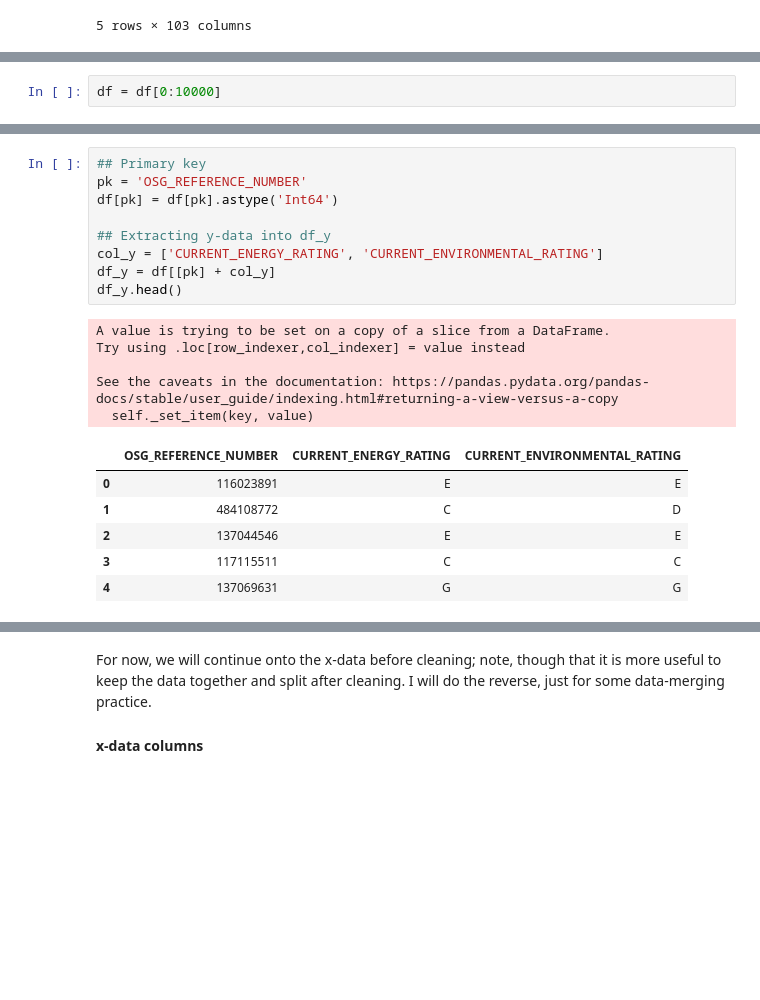
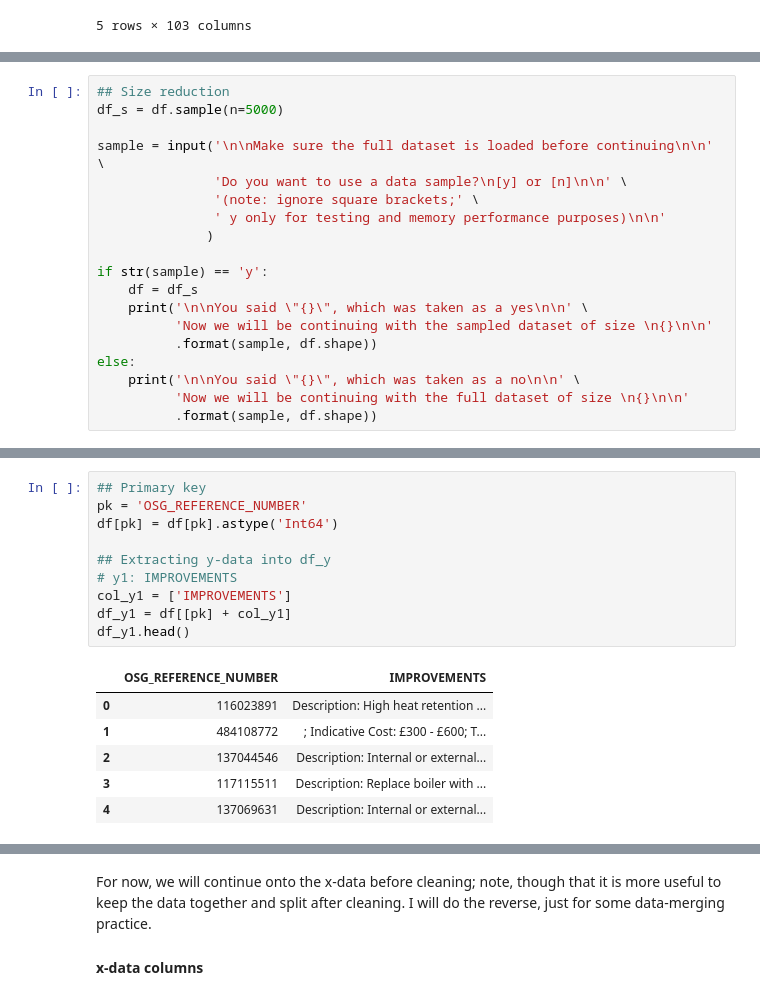
Before and after one commit to TahaGomma/ModelEvaluation, a Jupyter notebook: DecisionTrees/EPC - DT_clf v0.0.ipynb, the cells around one changed output, grey strips where cells are left out. Cells and saved outputs as stored; diff of their text form; blank space fills up the shorter version.

```diff
--- a/DecisionTrees/EPC - DT_clf v0.0.ipynb
+++ b/DecisionTrees/EPC - DT_clf v0.0.ipynb
@@ -63,2 +156,19 @@ df.describe
 # %%
-df = df[0:10000]
+## Size reduction
+df_s = df.sample(n=5000)
+
+sample = input('\n\nMake sure the full dataset is loaded before continuing\n\n' \
+               'Do you want to use a data sample?\n[y] or [n]\n\n' \
+               '(note: ignore square brackets;' \
+               ' y only for testing and memory performance purposes)\n\n'
+              )
+
+if str(sample) == 'y':
+    df = df_s
+    print('\n\nYou said \"{}\", which was taken as a yes\n\n' \
+          'Now we will be continuing with the sampled dataset of size \n{}\n\n'
+          .format(sample, df.shape))
+else:
+    print('\n\nYou said \"{}\", which was taken as a no\n\n' \
+          'Now we will be continuing with the full dataset of size \n{}\n\n'
+          .format(sample, df.shape))
@@ -92,21 +227,17 @@ Below we will extract only the columns that are useful as well as a unique ident
 # %%
 ## Primary key
 pk = 'OSG_REFERENCE_NUMBER'
 df[pk] = df[pk].astype('Int64')
 
 ## Extracting y-data into df_y
-col_y = ['CURRENT_ENERGY_RATING', 'CURRENT_ENVIRONMENTAL_RATING']
-df_y = df[[pk] + col_y]
-df_y.head()
+# y1: IMPROVEMENTS
+col_y1 = ['IMPROVEMENTS']
+df_y1 = df[[pk] + col_y1]
+df_y1.head()
 # %% [output]
-A value is trying to be set on a copy of a slice from a DataFrame.
-Try using .loc[row_indexer,col_indexer] = value instead
-
-See the caveats in the documentation: https://pandas.pydata.org/pandas-docs/stable/user_guide/indexing.html#returning-a-view-versus-a-copy
-  self._set_item(key, value)
-|  | OSG_REFERENCE_NUMBER | CURRENT_ENERGY_RATING | CURRENT_ENVIRONMENTAL_RATING |
-| 0 | 116023891 | E | E |
-| 1 | 484108772 | C | D |
-| 2 | 137044546 | E | E |
-| 3 | 117115511 | C | C |
-| 4 | 137069631 | G | G |
+|  | OSG_REFERENCE_NUMBER | IMPROVEMENTS |
+| 0 | 116023891 | Description: High heat retention ... |
+| 1 | 484108772 | ; Indicative Cost: £300 - £600; T... |
+| 2 | 137044546 | Description: Internal or external... |
+| 3 | 117115511 | Description: Replace boiler with ... |
+| 4 | 137069631 | Description: Internal or external... |
```
Also changed, not shown: parts of 29 cells of this notebook.
